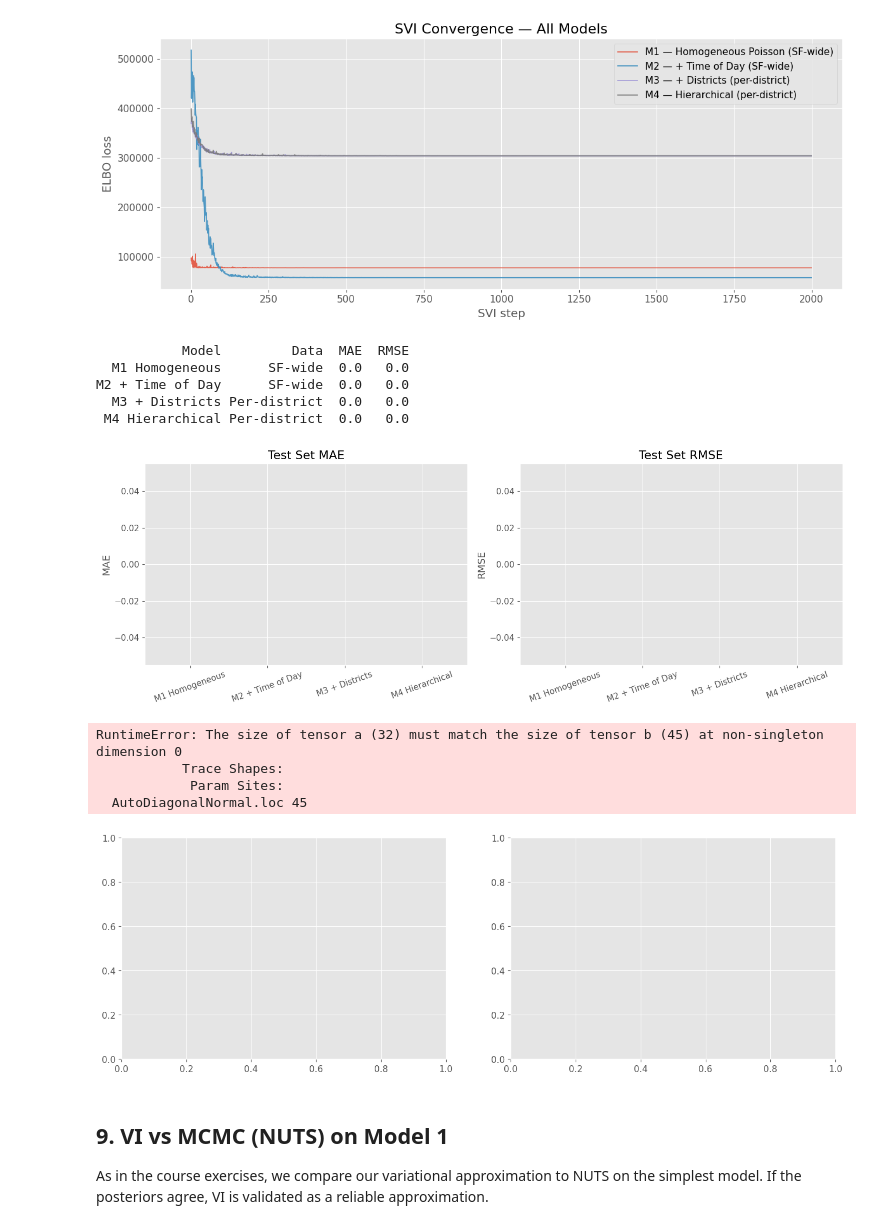
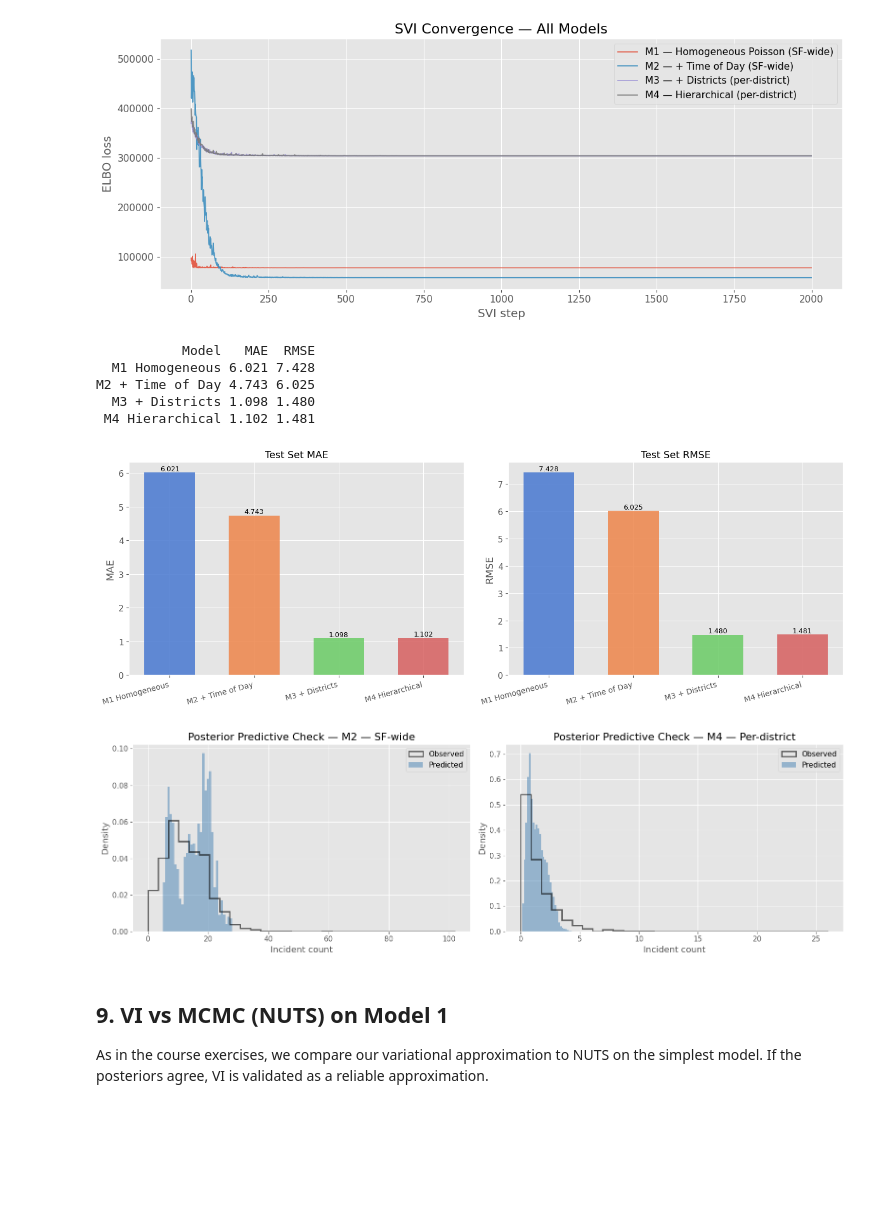
Before and after one commit to bodvarsdottirkristin/model-based, a Jupyter notebook: src/models/models_kb.ipynb, the cells around one changed output. Cells and saved outputs as stored; diff of their text form; code cells hidden in the pictures; blank space fills up the shorter version.

```diff
--- a/src/models/models_kb.ipynb
+++ b/src/models/models_kb.ipynb
@@ -171,8 +171,9 @@ def draw_pgm(fig_ax, nodes, edges, plates=None):
 
 # ── SVI runner ──────────────────────────────────────────────────────────────────
 def run_svi(model, args, n_steps=2000, lr=0.01, seed=42):
-    pyro.clear_param_store(); pyro.set_rng_seed(seed)
+    pyro.set_rng_seed(seed)
     guide  = AutoDiagonalNormal(model)
+    guide._pyro_name = "guide_" + model.__name__  # unique param store key per model
     svi    = SVI(model, guide, ClippedAdam({'lr': lr}), loss=Trace_ELBO())
     losses = []
     for step in range(n_steps):
@@ -509,7 +513,7 @@ Training M4 — Hierarchical Poisson...
 # %%
 samp_4 = Predictive(model_4, guide=guide_4, num_samples=1000,
                    return_sites=['b_dist','mu_dist','sigma_dist'])(
-    hour_tr_d, dow_tr_d, distid_tr_d, counts_tr_d, N_DISTRICTS)
+    hour_tr_d, dow_tr_d, distid_tr_d, N_DISTRICTS, counts_tr_d)
 
 bd4 = samp_4['b_dist'].squeeze()
 bd4_mean = bd4.mean(0).detach().numpy()
@@ -582,41 +588,39 @@ plt.tight_layout()
 display(fig)
 plt.close()
 # %% [output]
-           Model         Data  MAE  RMSE
-  M1 Homogeneous      SF-wide  0.0   0.0
-M2 + Time of Day      SF-wide  0.0   0.0
-  M3 + Districts Per-district  0.0   0.0
- M4 Hierarchical Per-district  0.0   0.0
+           Model   MAE  RMSE
+  M1 Homogeneous 6.021 7.428
+M2 + Time of Day 4.743 6.025
+  M3 + Districts 1.098 1.480
+ M4 Hierarchical 1.102 1.481
-[figure, old version]
+[figure, new version]
 # %%
 # Posterior predictive check: M2 (SF-wide) and M4 (per-district)
 fig, axes = plt.subplots(1, 2, figsize=(16, 5))
 
-for ax_, guide_, model_, tr_args, te_args, title in [
+for ax_, guide_, model_, pred_args, y_true_tensor, title in [
     (axes[0], guide_2, model_2,
-     (hour_tr_sf, dow_tr_sf, counts_tr_sf),
-     (hour_te_sf, dow_te_sf, counts_te_sf), 'M2 — SF-wide'),
+     (hour_te_sf, dow_te_sf),
+     counts_te_sf, 'M2 — SF-wide'),
     (axes[1], guide_4, model_4,
-     (hour_tr_d, dow_tr_d, distid_tr_d, N_DISTRICTS, counts_tr_d),
-     (hour_te_d, dow_te_d, distid_te_d, counts_te_d, N_DISTRICTS), 'M4 — Per-district'),
+     (hour_te_d, dow_te_d, distid_te_d, N_DISTRICTS),
+     counts_te_d, 'M4 — Per-district'),
 ]:
     y_pp = Predictive(model_, guide=guide_, num_samples=200,
-                      return_sites=['y'])(*te_args)['y'].float().mean(0).detach().numpy()
-    y_true = te_args[-1].numpy() if len(te_args) < 5 else te_args[-2].numpy()
+                      return_sites=['y'])(*pred_args)['y'].float().mean(0).detach().numpy()
+    y_true = y_true_tensor.numpy()
     ax_.hist(y_true, bins=30, alpha=0.6, density=True,
              color='black', histtype='step', lw=2, label='Observed')
     ax_.hist(y_pp,   bins=30, alpha=0.5, density=True,
              color='steelblue', label='Predicted')
     ax_.set_xlabel('Incident count'); ax_.set_ylabel('Density')
     ax_.set_title(f'Posterior Predictive Check — {title}')
     ax_.legend()
-plt.tight_layout(); plt.show()
+plt.tight_layout()
+display(fig)
+plt.close()
 # %% [output]
-RuntimeError: The size of tensor a (32) must match the size of tensor b (45) at non-singleton dimension 0
-           Trace Shapes:
-            Param Sites:
-  AutoDiagonalNormal.loc 45
-[figure, old version]
+[figure, new version]
 # %% [markdown]
 ## 9. VI vs MCMC (NUTS) on Model 1
 
```
Also changed, not shown: parts of 8 cells of this notebook.
